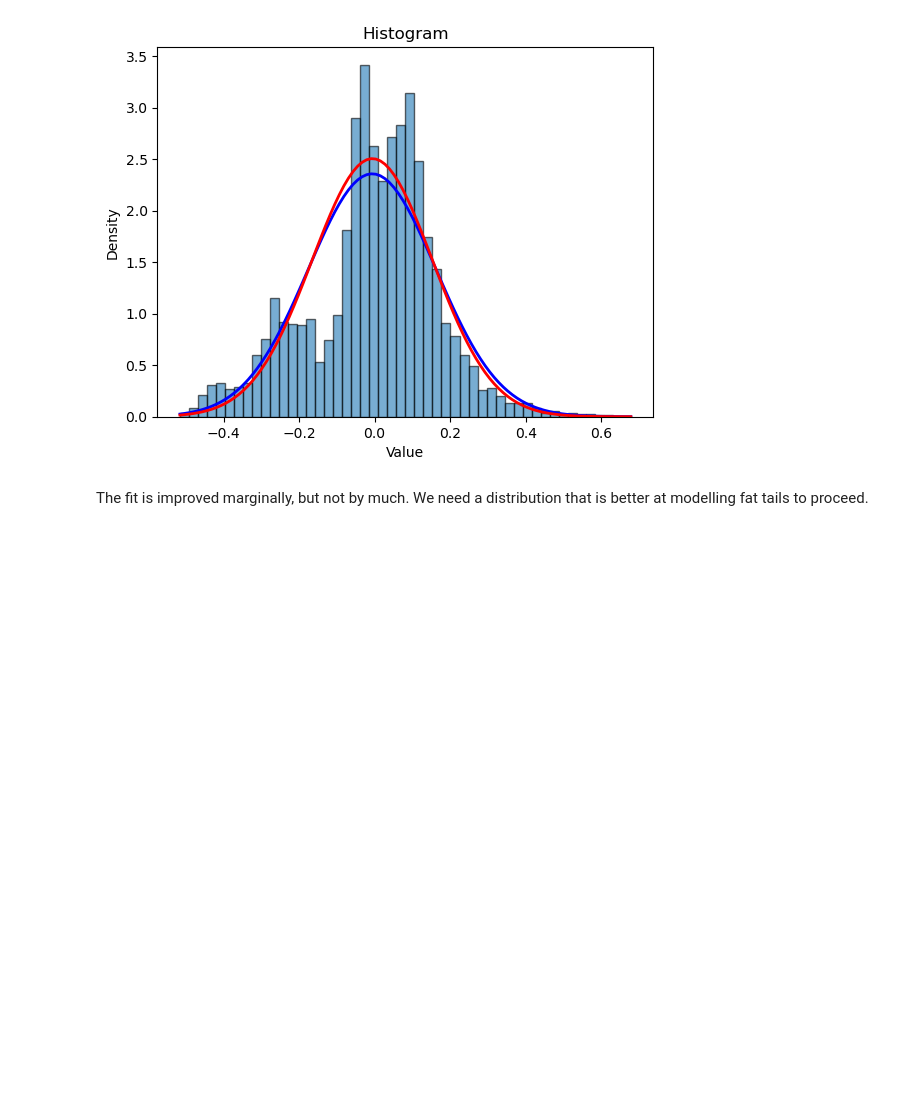
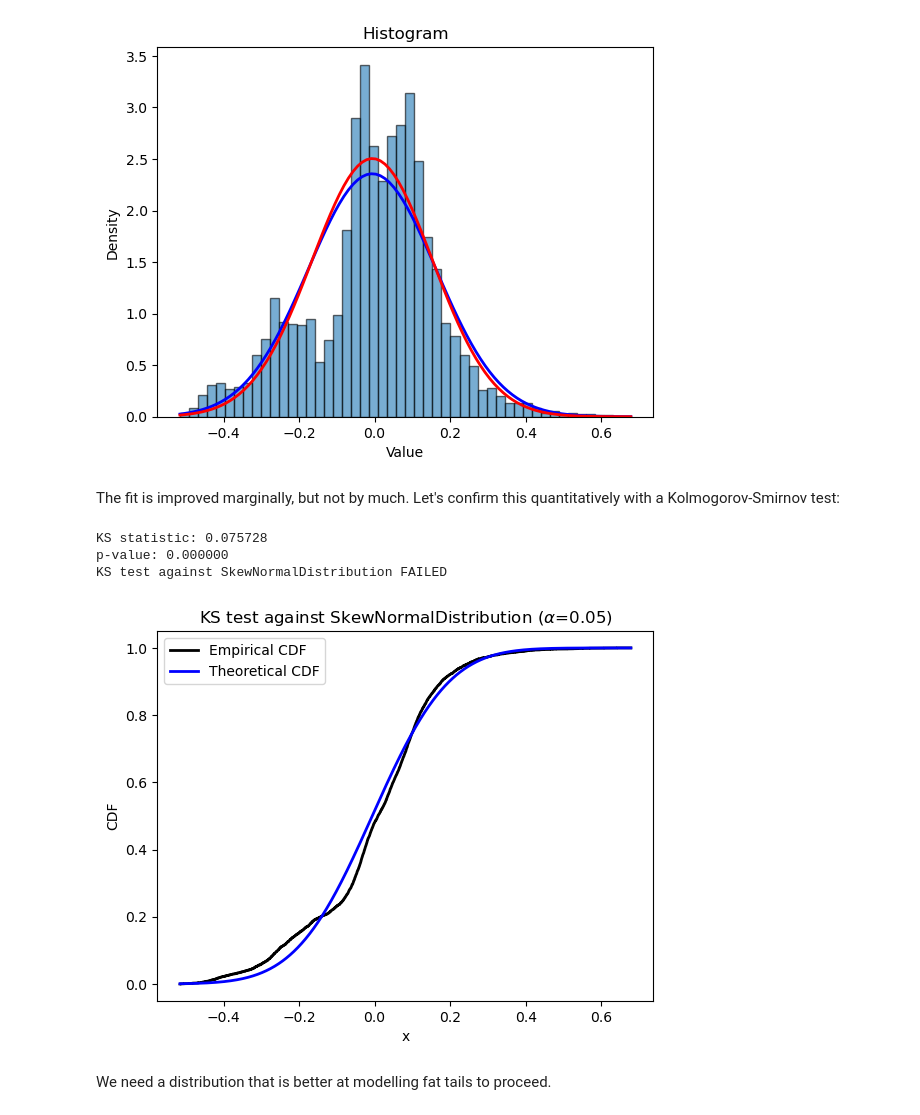
Before and after one commit to itsmikefuller/sdatools, a Jupyter notebook: case_studies/total_return_index.ipynb, the cells around one changed output. Drawn from its saved outputs; the diff is of its cells as text; code cells hidden in the pictures; blank space fills up the shorter version.

Commit message:
Implemented KS test and added unit tests for it; added KS test to TRI case study

```diff
--- a/case_studies/total_return_index.ipynb
+++ b/case_studies/total_return_index.ipynb
@@ -343,7 +343,19 @@ hist.show()
 # %% [output]
 [figure]
 # %% [markdown]
-The fit is improved marginally, but not by much. We need a distribution that is better at modelling fat tails to proceed.
+The fit is improved marginally, but not by much. Let's confirm this quantitatively with a Kolmogorov-Smirnov test:
+# %%
+from sdatools.validation.goodness_of_fit.ks_test import KSTest
+
+ks_test = KSTest(data=residuals)
+ks_test.test(dist=fitted_skewnormal)
+# %% [output]
+KS statistic: 0.075728
+p-value: 0.000000
+KS test against SkewNormalDistribution FAILED
+[figure, added]
+# %% [markdown]
+We need a distribution that is better at modelling fat tails to proceed.
 # %% [markdown]
 ## Next steps
 
```
Also changed, not shown: parts of 6 cells of this notebook, 3 other files.
